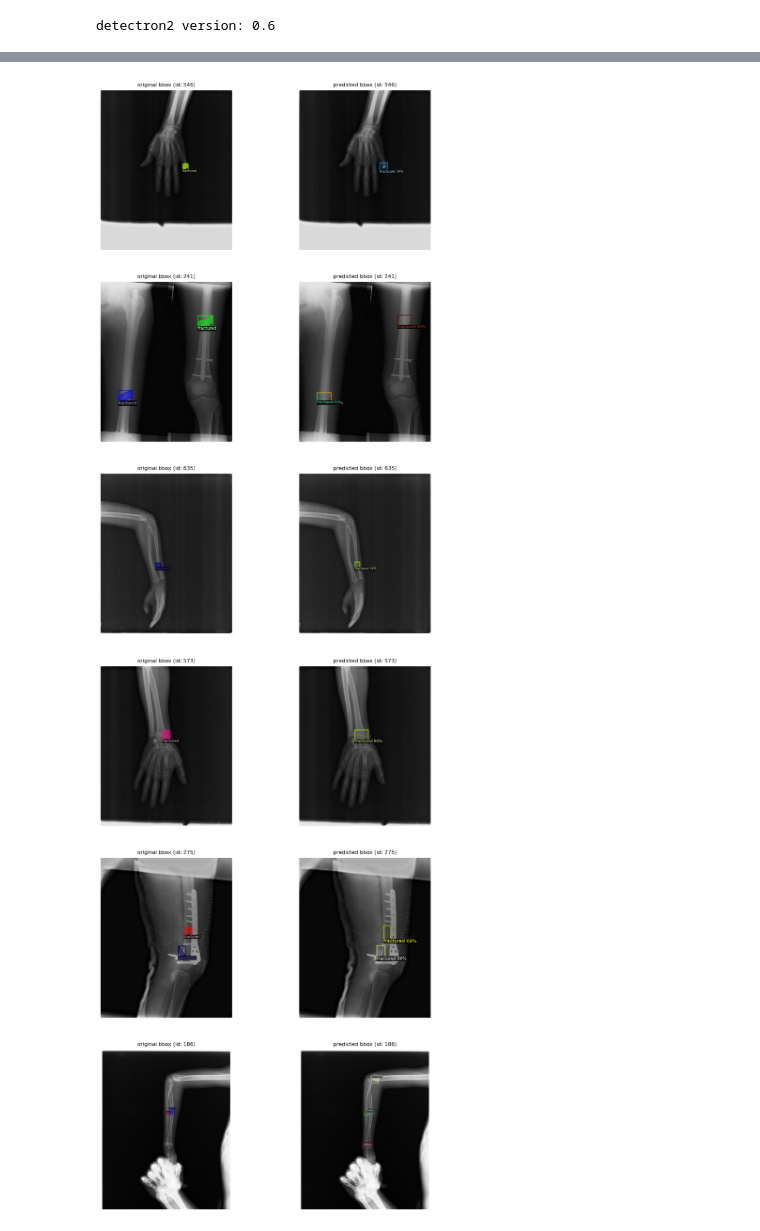
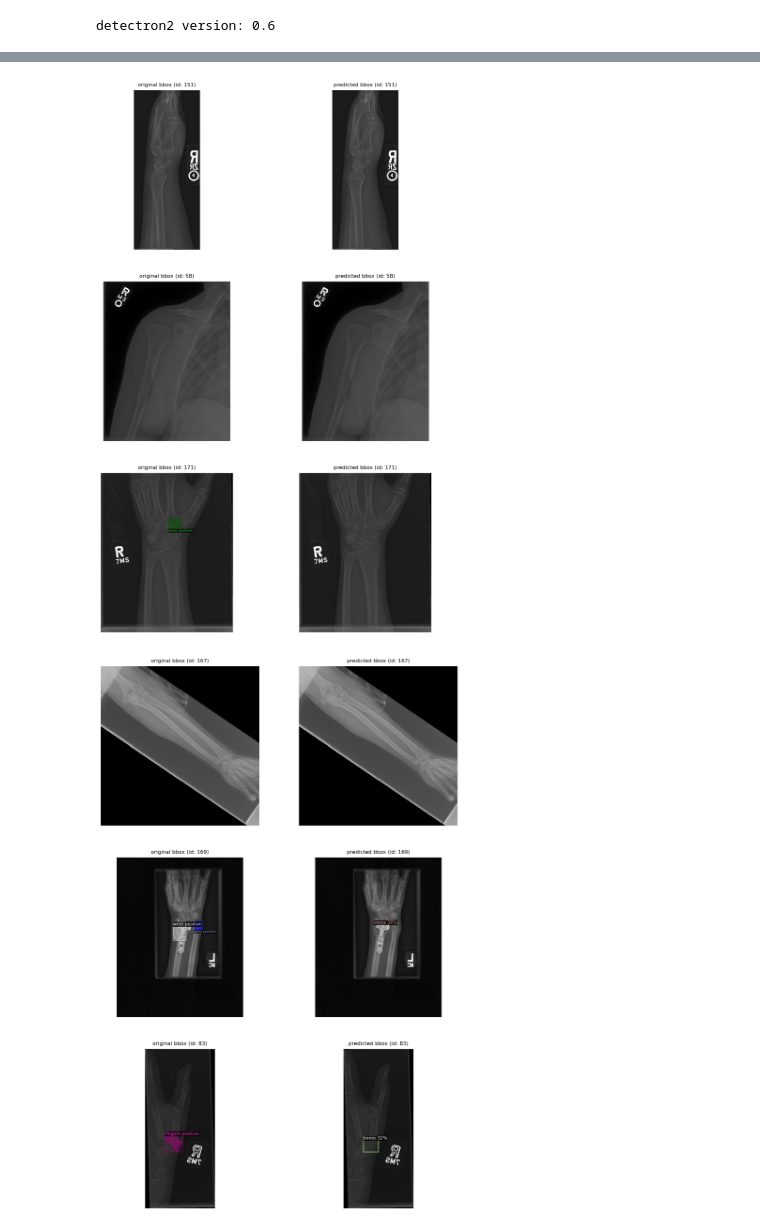
Before and after one commit to D3STRON/BoneFractureDetection, a Jupyter notebook: faster-rcnn-bone-fracture-detection.ipynb, the cells around one changed output, grey strips where cells are left out. Cells and saved outputs as stored; diff of their text form; code cells hidden in the pictures.

```diff
--- a/faster-rcnn-bone-fracture-detection.ipynb
+++ b/faster-rcnn-bone-fracture-detection.ipynb
@@ -100,16 +194,17 @@ create_random_images(train_dataset_dicts, my_dataset_train_metadata, seed = 44 ,
 from detectron2.engine import DefaultTrainer
 
 EPOCHS = 1800
-NUM_CLASSES = 8
-BASE_LR = 0.001
+NUM_CLASSES = 2
+BASE_LR = 0.0005
 
 cfg = get_cfg()
 cfg.merge_from_file(model_zoo.get_config_file("COCO-Detection/faster_rcnn_X_101_32x8d_FPN_3x.yaml"))
-cfg.DATASETS.TRAIN = ("bone_fractures")
+cfg.DATASETS.TRAIN = ("bone_fractures_big")
 cfg.DATASETS.TEST = ()
 cfg.DATALOADER.NUM_WORKERS = 2
 cfg.MODEL.WEIGHTS = model_zoo.get_checkpoint_url("COCO-Detection/faster_rcnn_X_101_32x8d_FPN_3x.yaml")
 cfg.SOLVER.IMS_PER_BATCH = 2
+cfg.SOLVER.WEIGHT_DECAY = 0.0001
 cfg.SOLVER.BASE_LR = BASE_LR
 cfg.SOLVER.MAX_ITER = EPOCHS
 cfg.MODEL.ROI_HEADS.BATCH_SIZE_PER_IMAGE = 512
@@ -255,11 +350,16 @@ Text(0.5, 1.0, 'False Negative')
 # %%
-my_dataset_test_metadata = MetadataCatalog.get("bone_fractures")
+register_coco_instances(f"bone_fractures_val", {},
+                            '/kaggle/input/bone-fracture-detection-detection-coco-annots/valid_annotations.coco.json',
+                            '/kaggle/input/bone-fracture-detection-computer-vision-project/BoneFractureYolo8/valid/images')
+
+
+my_dataset_test_metadata = MetadataCatalog.get("bone_fractures_val")
 from detectron2.utils.visualizer import ColorMode
-dataset_dicts = DatasetCatalog.get("bone_fractures")
+dataset_dicts = DatasetCatalog.get("bone_fractures_val")
 
 
 # A function for plotting an original image's bbox and predicted bbox
-def create_predictions(dataset_dict, dataset_metadata, image_scale = 0.8):
+def create_predictions(dataset_dict, dataset_metadata,seed, image_scale = 0.8):
 #     np.randomseed(seed=seed)
     images = np.random.permutation(dataset_dict)[:3]
 
@@ -278,7 +378,7 @@ def create_predictions(dataset_dict, dataset_metadata, image_scale = 0.8):
 
         visualizer2 = Visualizer(img, metadata= dataset_metadata, scale=image_scale)
         outputs = predictor(img)
-        out = visualizer2.draw_instance_predictions(outputs["instances"].to("cpu"))
+        out = visualizer2.draw_instance_predictions(outputs["instances"].to("cpu"), 0.2)
         out_img = cv2.cvtColor(out.get_image(), cv2.COLOR_BGR2RGB)
         final_bbox = cv2.cvtColor(out_img, cv2.COLOR_BGR2RGB)
 
@@ -297,7 +397,8 @@ Category ids in annotations are not in [1, #categories]! We'll apply a mapping f
 # %%
-create_predictions(dataset_dicts,my_dataset_test_metadata, image_scale=1)
-create_predictions(dataset_dicts,my_dataset_test_metadata, image_scale=1)
-create_predictions(dataset_dicts,my_dataset_test_metadata, image_scale=1)
+create_predictions(dataset_dicts,my_dataset_test_metadata, seed = 1, image_scale=1)
+create_predictions(dataset_dicts,my_dataset_test_metadata, seed = 1, image_scale=1)
+create_predictions(dataset_dicts,my_dataset_test_metadata, seed = 1, image_scale=1)
+create_predictions(dataset_dicts,my_dataset_test_metadata, seed = 1, image_scale=1)
 # %% [output]
-[figure, old version]
+[figure, new version]
-[figure, old version]
+[figure, new version]
```
Also changed, not shown: parts of 10 cells of this notebook.
